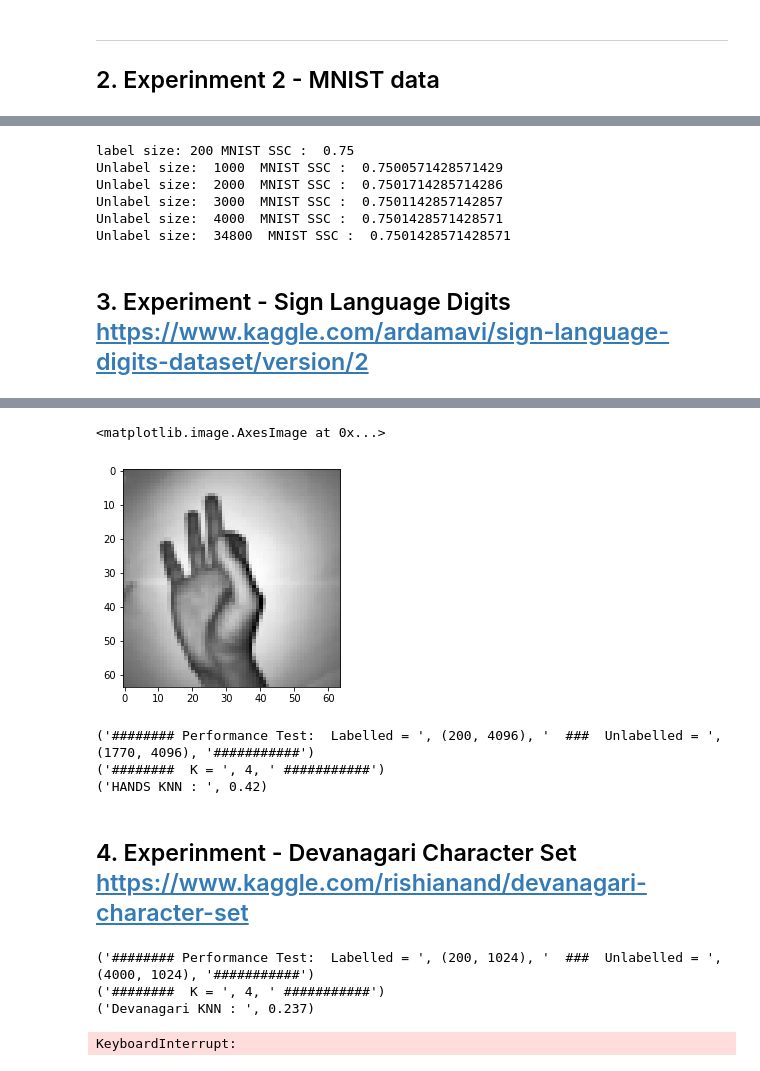
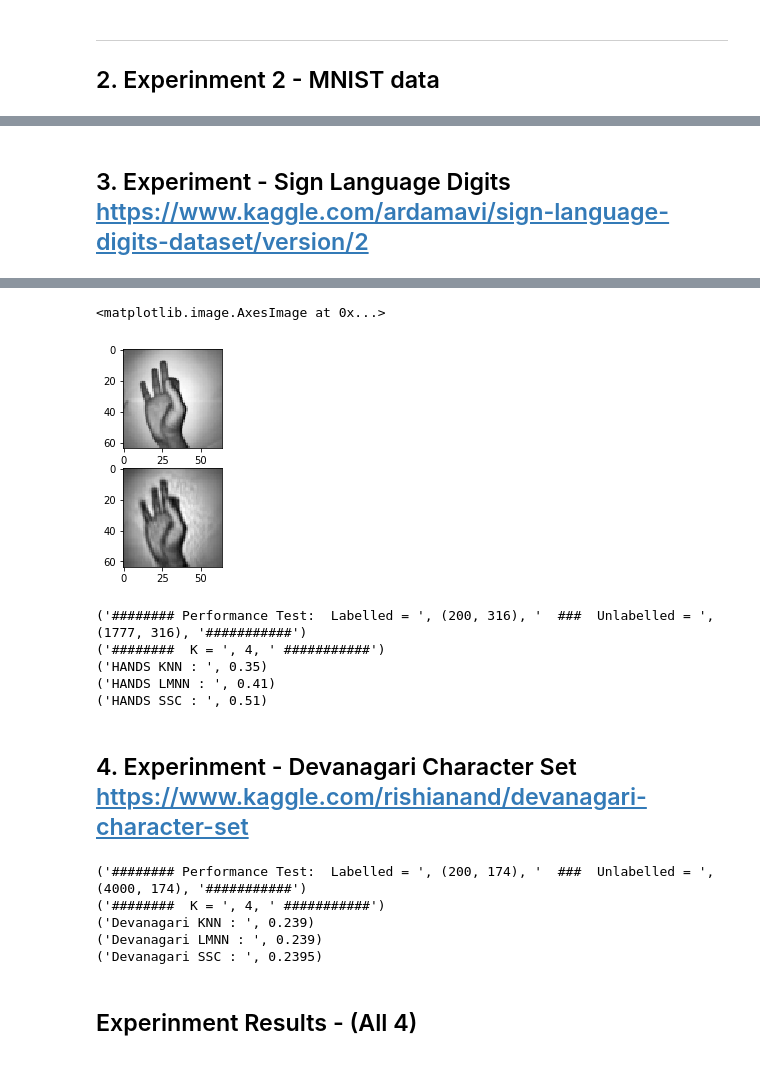
Before and after one commit to ShawnHouCHN/Advanced-Machine-Learning, a Jupyter notebook: Advanced Machine Learning - Metrics Learning.ipynb, the cells around one changed output, grey strips where cells are left out. Drawn from its saved outputs; the diff is of its cells as text; code cells hidden in the pictures.

```diff
--- a/Advanced Machine Learning - Metrics Learning.ipynb
+++ b/Advanced Machine Learning - Metrics Learning.ipynb
@@ -460,39 +430,22 @@ KeyboardInterrupt:
-# %%
-lmnn = LargeMarginNearestNeighbor(n_neighbors=k,omega=omega,max_iter=150)
-lmnn.fit(X_train_labelled,y_train_labelled)
-base_acc=lmnn.score(X_test,y_test)
-print "label size: 200 MNIST SSC : ", base_acc
-
-acc_list=list()
-unlabel_sizes=[1000,2000,3000,4000,new_X_train.shape[0]]
-
-for unlabel_size in unlabel_sizes:
-
-    sample_inds=np.random.randint(new_X_train.shape[0], size=unlabel_size)
-    X_train_unlabelled=new_X_train[sample_inds, :]
-    ssc = SemiSupervisedLargeMarginNearestNeighbor(n_neighbors=k, omega0=omega0, omega1=omega1, omega2=omega2,X_unlabeled=X_train_unlabelled,max_iter=150)
-    ssc.fit(X_train_labelled, y_train_labelled)
-    acc= ssc.score(X_test,y_test)
-    acc_list.append(acc)
-    print "Unlabel size: ", unlabel_size," MNIST SSC : ", acc
-# %% [output]
-label size: 200 MNIST SSC :  0.75
-Unlabel size:  1000  MNIST SSC :  0.7500571428571429
-Unlabel size:  2000  MNIST SSC :  0.7501714285714286
-Unlabel size:  3000  MNIST SSC :  0.7501142857142857
-Unlabel size:  4000  MNIST SSC :  0.7501428571428571
-Unlabel size:  34800  MNIST SSC :  0.7501428571428571
 # %% [markdown]
 ## 3. Experiment - Sign Language Digits  https://www.kaggle.com/ardamavi/sign-language-digits-dataset/version/2
 # %% [markdown]
 <img src="ml_data/SignLanguage.JPG">
 # %%
 X = np.load('ml_data/Sign-language-digits-dataset/X.npy')
-fig, axes = plt.subplots(nrows=1, ncols=1)
-axes.imshow(X[0,], cmap='gray')
+
+
+##### RUN PCA on X (95% varance)
+X_re = X.reshape((X.shape[0], X.shape[1]**2))
+my_model = PCA(n_components=0.95, svd_solver='full')
+X_trans=my_model.fit_transform(X_re)
+
+fig, axes = plt.subplots(nrows=2, ncols=1)
+axes[0].imshow(X[0,], cmap='gray')
+axes[1].imshow(my_model.inverse_transform(X_trans[0,]).reshape(64,64), cmap='gray')
 # %% [output]
 <matplotlib.image.AxesImage at 0x...>
-[figure, old version]
+[figure, new version]
 # %%
 X = np.load('ml_data/Sign-language-digits-dataset/X.npy')
 Y = np.load('ml_data/Sign-language-digits-dataset/Y.npy')
@@ -524,8 +479,8 @@ X_train_unlabelled=new_X_train[sample_inds,:]
 # %%
 print("######## Performance Test:  Labelled = ",X_train_labelled.shape, "  ###  Unlabelled = ", X_train_unlabelled.shape, "###########")
 k=4
-k, omega = (4, 0.3)
-k, omega0, omega1, omega2 =(4, 0.4, 0.2, 0.8)
+k, omega = (4, 0.1)
+k, omega0, omega1, omega2 =(4, 0.1, 0.1, 0.7)
 
 
 print("########  K = ",k, " ###########")
@@ -542,9 +497,11 @@ ssc = SemiSupervisedLargeMarginNearestNeighbor(n_neighbors=k, omega0=omega0, ome
 ssc.fit(X_train_labelled, y_train_labelled)
 print("HANDS SSC : ", ssc.score(X_test,y_test))
 # %% [output]
-('######## Performance Test:  Labelled = ', (200, 4096), '  ###  Unlabelled = ', (1770, 4096), '###########')
+('######## Performance Test:  Labelled = ', (200, 316), '  ###  Unlabelled = ', (1777, 316), '###########')
 ('########  K = ', 4, ' ###########')
-('HANDS KNN : ', 0.42)
+('HANDS KNN : ', 0.35)
+('HANDS LMNN : ', 0.41)
+('HANDS SSC : ', 0.51)
 # %% [markdown]
 ## 4. Experinment - Devanagari Character Set https://www.kaggle.com/rishianand/devanagari-character-set
 # %%
@@ -577,8 +536,8 @@ X_train_unlabelled=new_X_train[sample_inds,:]
 # %%
 print("######## Performance Test:  Labelled = ",X_train_labelled.shape, "  ###  Unlabelled = ", X_train_unlabelled.shape, "###########")
 k=4
-k, omega = (4, 0.3)
-k, omega0, omega1, omega2 =(4, 0.4, 0.2, 0.8)
+k, omega = (4, 0.1)
+k, omega0, omega1, omega2 =(4, 0.1, 0.1, 0.7)
 
 
 print("########  K = ",k, " ###########")
@@ -595,7 +554,10 @@ ssc = SemiSupervisedLargeMarginNearestNeighbor(n_neighbors=k, omega0=omega0, ome
 ssc.fit(X_train_labelled, y_train_labelled)
 print("Devanagari SSC : ", ssc.score(X_test,y_test))
 # %% [output]
-('######## Performance Test:  Labelled = ', (200, 1024), '  ###  Unlabelled = ', (4000, 1024), '###########')
+('######## Performance Test:  Labelled = ', (200, 174), '  ###  Unlabelled = ', (4000, 174), '###########')
 ('########  K = ', 4, ' ###########')
-('Devanagari KNN : ', 0.237)
+('Devanagari KNN : ', 0.239)
+('Devanagari LMNN : ', 0.239)
+('Devanagari SSC : ', 0.2395)
-KeyboardInterrupt:
+# %% [markdown]
+## Experinment Results - (All 4)
```
Also changed, not shown: parts of 8 cells of this notebook, 1 other file.
